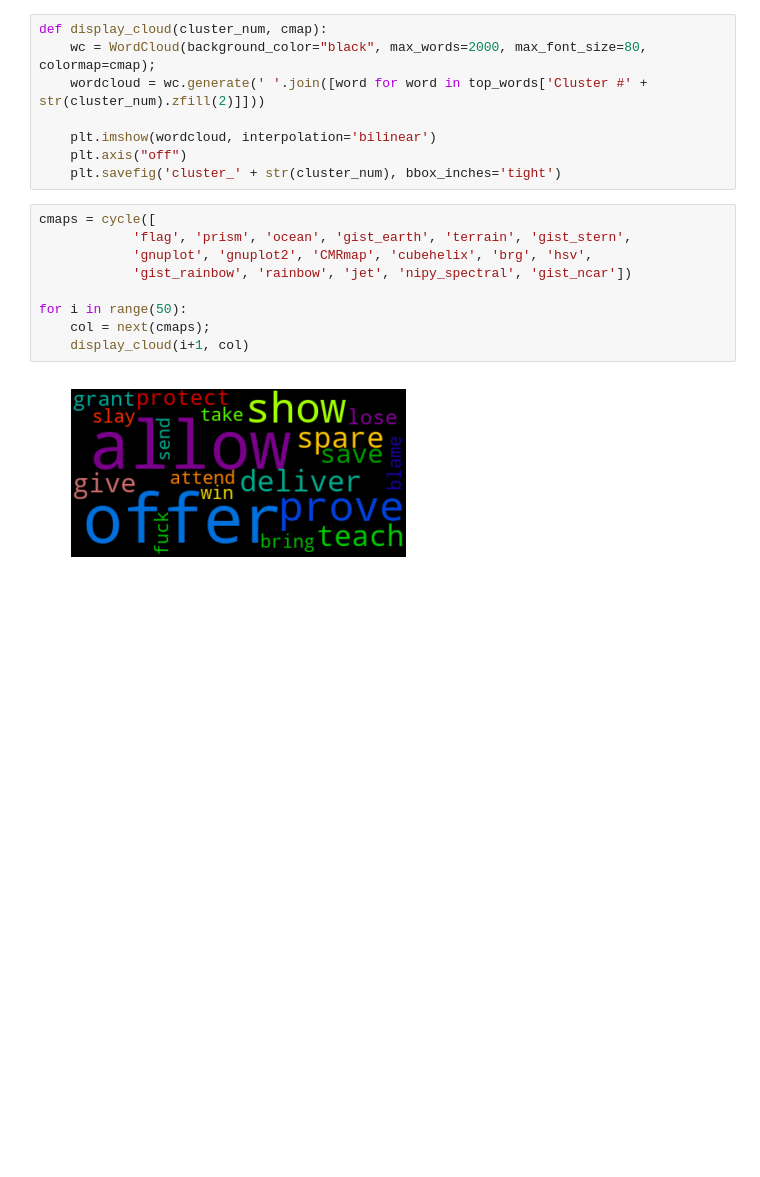
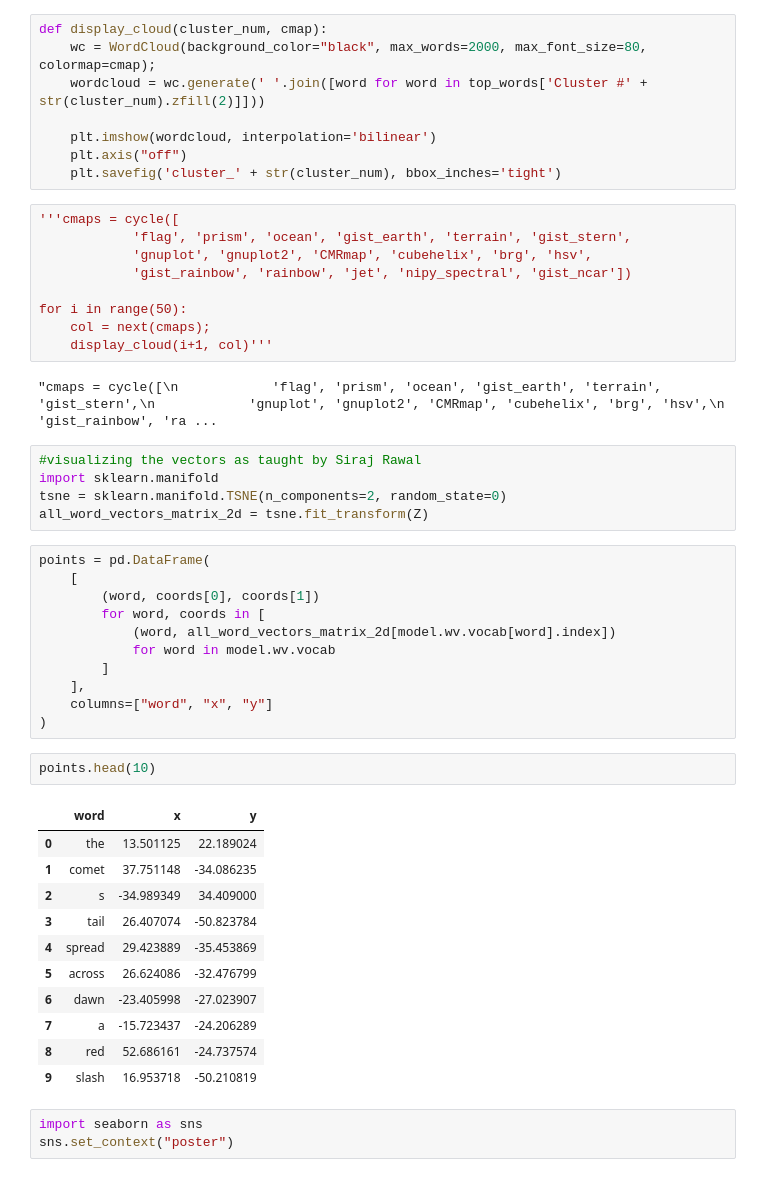
Before and after one commit to TheRochVoices/experiments-with-data, a Jupyter notebook: GameOfThronesBook/word2vec.ipynb, the cells around one changed output. Drawn from its saved outputs; the diff is of its cells as text; blank space fills up the shorter version.

```diff
--- a/GameOfThronesBook/word2vec.ipynb
+++ b/GameOfThronesBook/word2vec.ipynb
@@ -325,13 +322,46 @@ def display_cloud(cluster_num, cmap):
     plt.axis("off")
     plt.savefig('cluster_' + str(cluster_num), bbox_inches='tight')
 # %%
-cmaps = cycle([
+'''cmaps = cycle([
             'flag', 'prism', 'ocean', 'gist_earth', 'terrain', 'gist_stern',
             'gnuplot', 'gnuplot2', 'CMRmap', 'cubehelix', 'brg', 'hsv',
             'gist_rainbow', 'rainbow', 'jet', 'nipy_spectral', 'gist_ncar'])
 
 for i in range(50):
     col = next(cmaps);
-    display_cloud(i+1, col)
+    display_cloud(i+1, col)'''
 # %% [output]
-[figure, removed]
+"cmaps = cycle([\n            'flag', 'prism', 'ocean', 'gist_earth', 'terrain', 'gist_stern',\n            'gnuplot', 'gnuplot2', 'CMRmap', 'cubehelix', 'brg', 'hsv',\n            'gist_rainbow', 'ra ...
+# %%
+#visualizing the vectors as taught by Siraj Rawal
+import sklearn.manifold
+tsne = sklearn.manifold.TSNE(n_components=2, random_state=0)
+all_word_vectors_matrix_2d = tsne.fit_transform(Z)
+# %%
+points = pd.DataFrame(
+    [
+        (word, coords[0], coords[1])
+        for word, coords in [
+            (word, all_word_vectors_matrix_2d[model.wv.vocab[word].index])
+            for word in model.wv.vocab
+        ]
+    ],
+    columns=["word", "x", "y"]
+)
+# %%
+points.head(10)
+# %% [output]
+|  | word | x | y |
+| 0 | the | 13.501125 | 22.189024 |
+| 1 | comet | 37.751148 | -34.086235 |
+| 2 | s | -34.989349 | 34.409000 |
+| 3 | tail | 26.407074 | -50.823784 |
+| 4 | spread | 29.423889 | -35.453869 |
+| 5 | across | 26.624086 | -32.476799 |
+| 6 | dawn | -23.405998 | -27.023907 |
+| 7 | a | -15.723437 | -24.206289 |
+| 8 | red | 52.686161 | -24.737574 |
+| 9 | slash | 16.953718 | -50.210819 |
+# %%
+import seaborn as sns
+sns.set_context("poster")
```
Also changed, not shown: parts of 19 cells of this notebook, 56 other files.
